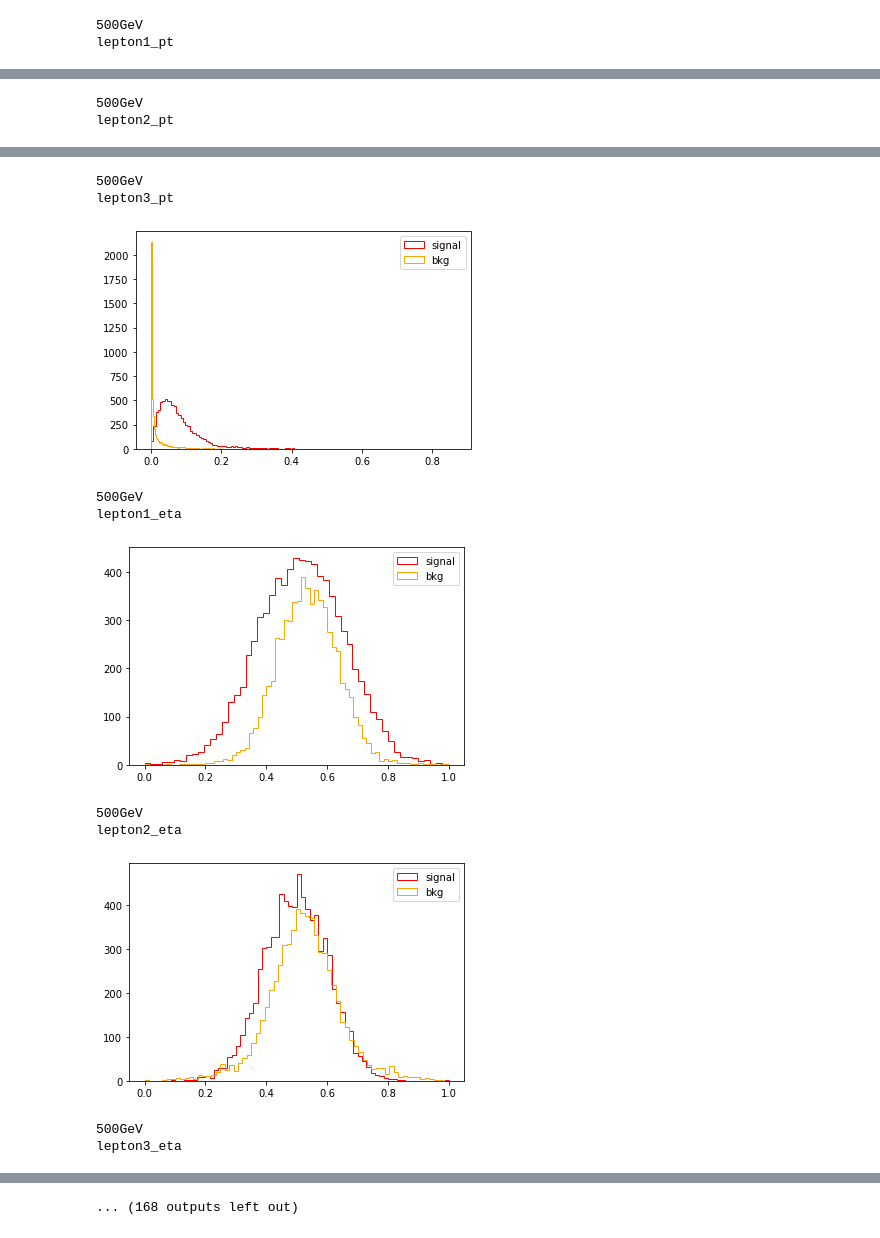
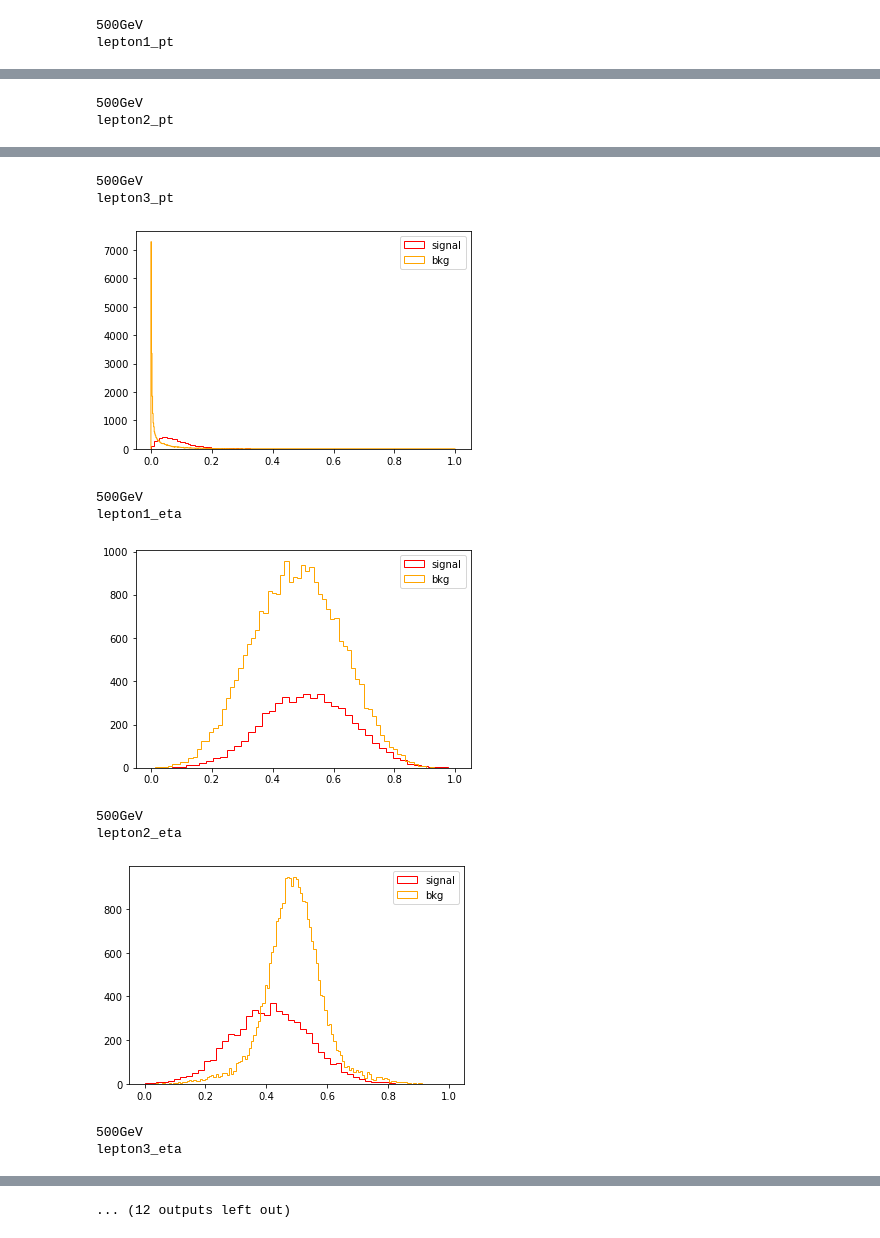
Before and after one commit to rewoldt/3lepFeasilbilityStudy, a Jupyter notebook: MVA.ipynb, the cells around one changed output, grey strips where cells are left out. Cells and saved outputs as stored; diff of their text form; code cells hidden in the pictures.

```diff
--- a/MVA.ipynb
+++ b/MVA.ipynb
@@ -341,8 +335,8 @@ x_test_500 = df_test_500[variable].reset_index(drop=True)
 y_test_500 = df_test_500["signal"].reset_index(drop=True)
 # %%
 #using 80% of the (signal + bkg) data for training and the rest for test
-df_train_600 = pd.concat([df_norm_sig[1].iloc[:n_sig],df_norm_bkg.iloc[:n_bkg]])
-df_test_600 =  pd.concat([df_norm_sig[1].iloc[n_sig:],df_norm_bkg.iloc[n_bkg:]])
+df_train_600 = pd.concat([df_norm_sig[1].iloc[:n_sig[1]],df_norm_bkg.iloc[:n_bkg]])
+df_test_600 =  pd.concat([df_norm_sig[1].iloc[n_sig[1]:],df_norm_bkg.iloc[n_bkg:]])
 
 #shuffle rows
 df_train_600 = sklearn.utils.shuffle(df_train_600)
@@ -356,8 +350,8 @@ x_test_600 = df_test_600[variable].reset_index(drop=True)
 y_test_600 = df_test_600["signal"].reset_index(drop=True)
 # %%
 #using 80% of the (signal + bkg) data for training and the rest for test
-df_train_700 = pd.concat([df_norm_sig[2].iloc[:n_sig],df_norm_bkg.iloc[:n_bkg]])
-df_test_700 =  pd.concat([df_norm_sig[2].iloc[n_sig:],df_norm_bkg.iloc[n_bkg:]])
+df_train_700 = pd.concat([df_norm_sig[2].iloc[:n_sig[2]],df_norm_bkg.iloc[:n_bkg]])
+df_test_700 =  pd.concat([df_norm_sig[2].iloc[n_sig[2]:],df_norm_bkg.iloc[n_bkg:]])
 
 #shuffle rows
 df_train_700 = sklearn.utils.shuffle(df_train_700)
@@ -371,8 +365,8 @@ x_test_700 = df_test_700[variable].reset_index(drop=True)
 y_test_700 = df_test_700["signal"].reset_index(drop=True)
 # %%
 #using 80% of the (signal + bkg) data for training and the rest for test
-df_train_800 = pd.concat([df_norm_sig[3].iloc[:n_sig],df_norm_bkg.iloc[:n_bkg]])
-df_test_800 =  pd.concat([df_norm_sig[3].iloc[n_sig:],df_norm_bkg.iloc[n_bkg:]])
+df_train_800 = pd.concat([df_norm_sig[3].iloc[:n_sig[3]],df_norm_bkg.iloc[:n_bkg]])
+df_test_800 =  pd.concat([df_norm_sig[3].iloc[n_sig[3]:],df_norm_bkg.iloc[n_bkg:]])
 
 #shuffle rows
 df_train_800 = sklearn.utils.shuffle(df_train_800)
@@ -386,8 +380,8 @@ x_test_800 = df_test_800[variable].reset_index(drop=True)
 y_test_800 = df_test_800["signal"].reset_index(drop=True)
 # %%
 #using 80% of the (signal + bkg) data for training and the rest for test
-df_train_1000 = pd.concat([df_norm_sig[4].iloc[:n_sig],df_norm_bkg.iloc[:n_bkg]])
-df_test_1000 =  pd.concat([df_norm_sig[4].iloc[n_sig:],df_norm_bkg.iloc[n_bkg:]])
+df_train_1000 = pd.concat([df_norm_sig[4].iloc[:n_sig[4]],df_norm_bkg.iloc[:n_bkg]])
+df_test_1000 =  pd.concat([df_norm_sig[4].iloc[n_sig[4]:],df_norm_bkg.iloc[n_bkg:]])
 
 #shuffle rows
 df_train_1000 = sklearn.utils.shuffle(df_train_1000)
@@ -413,7 +407,7 @@ for sig in range(len(df_train)):
         print (mass_points[sig])
         print (var)
         plt.figure()
-        plt.hist(df_norm_sig[sig].iloc[:n_sig][var],bins="auto",histtype="step", color="red",label="signal",stacked=True)
+        plt.hist(df_norm_sig[sig].iloc[:n_sig[sig]][var],bins="auto",histtype="step", color="red",label="signal",stacked=True)
         plt.hist(df_norm_bkg.iloc[:n_bkg][var],bins="auto",histtype="step", color="orange",label="bkg",stacked=True)
         plt.legend(loc='upper right')
         plt.show()
@@ -427,11 +421,11 @@ lepton2_pt
 500GeV
 lepton3_pt
-[figure, old version]
+[figure, new version]
 500GeV
 lepton1_eta
-[figure, old version]
+[figure, new version]
 500GeV
 lepton2_eta
-[figure, old version]
+[figure, new version]
 500GeV
 lepton3_eta
@@ -439,4 +433,4 @@ lepton3_eta
-... (168 outputs left out)
+... (12 outputs left out)
 # %%
 #Plot other 20% of df_train set
 for sig in range(len(df_train)):
```
Also changed, not shown: parts of 43 cells of this notebook, 1 other file.
